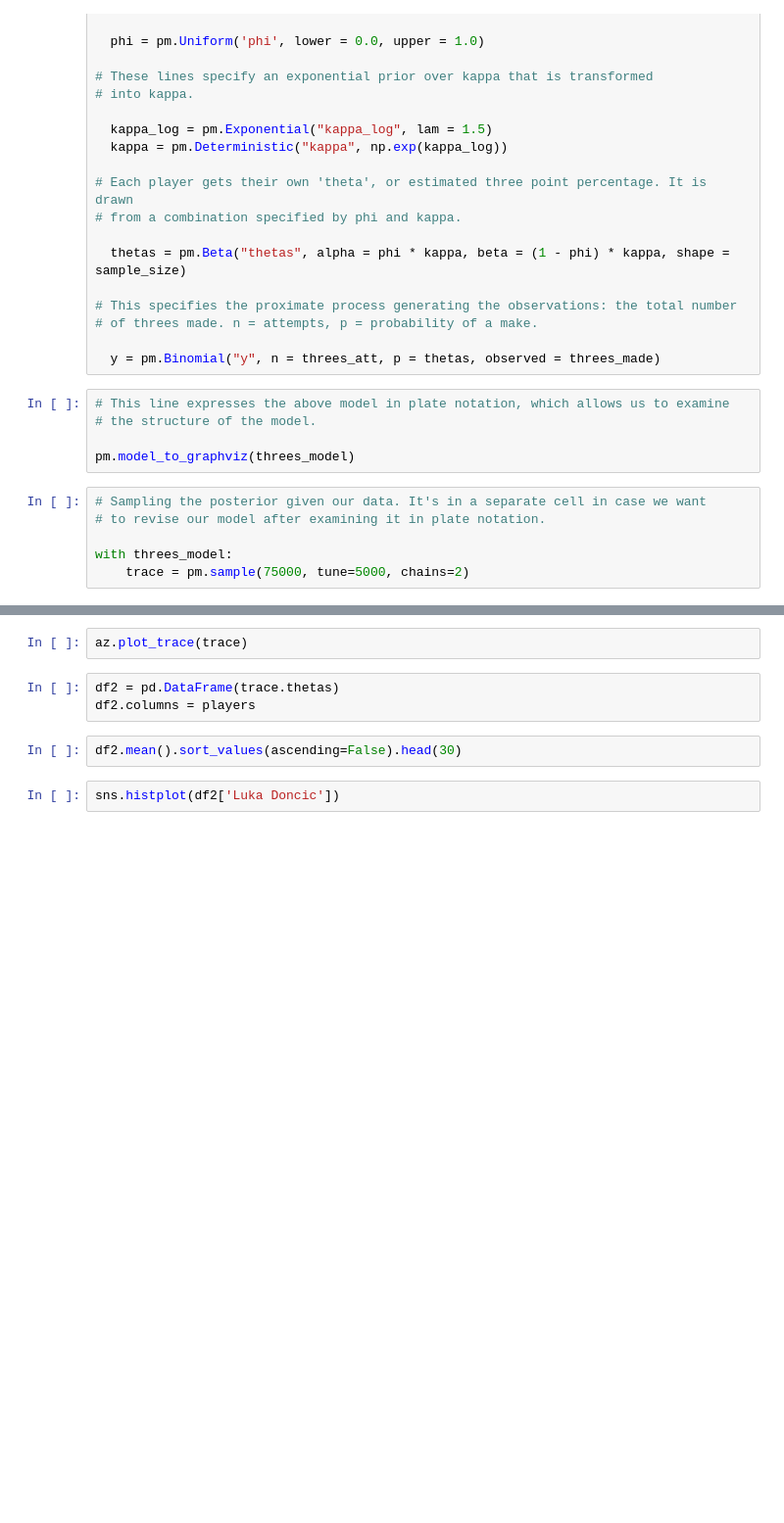
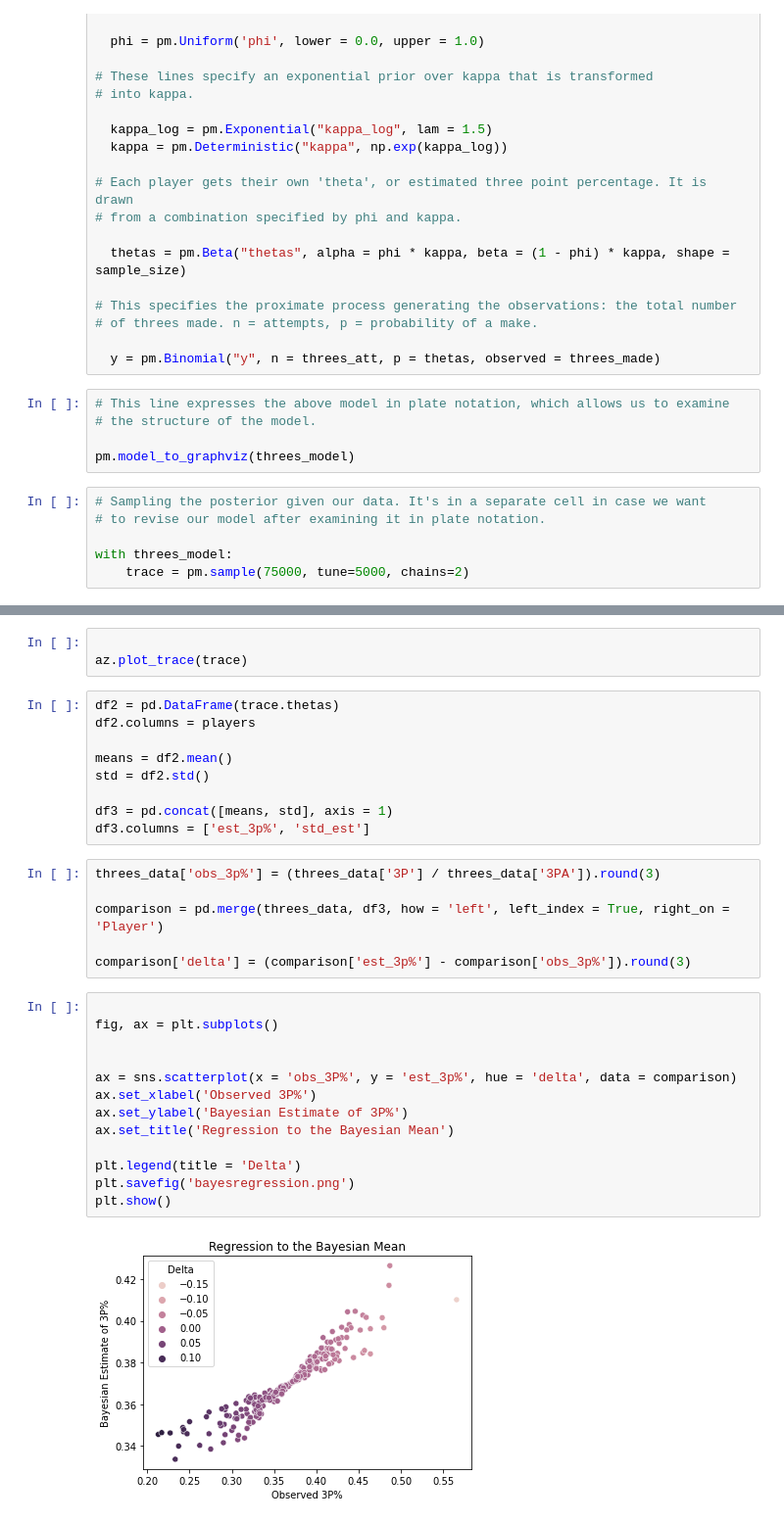
Before and after one commit to yaobviously/PyMC3threes, a Jupyter notebook: threes_model.ipynb, the cells around one changed output, grey strips where cells are left out. Shown: that part at 98% size. Saved outputs shown, nothing was run; the diff lists cells and outputs as text; blank space fills up the shorter version.

```diff
--- a/threes_model.ipynb
+++ b/threes_model.ipynb
@@ -68,9 +70,33 @@ az.summary(trace)
 # %%
+
 az.plot_trace(trace)
 # %%
 df2 = pd.DataFrame(trace.thetas)
 df2.columns = players
+
+means = df2.mean()
+std = df2.std()
+
+df3 = pd.concat([means, std], axis = 1)
+df3.columns = ['est_3p%', 'std_est']
-# %%
-df2.mean().sort_values(ascending=False).head(30)
-# %%
-sns.histplot(df2['Luka Doncic'])
+# %%
+threes_data['obs_3p%'] = (threes_data['3P'] / threes_data['3PA']).round(3)
+
+comparison = pd.merge(threes_data, df3, how = 'left', left_index = True, right_on = 'Player')
+
+comparison['delta'] = (comparison['est_3p%'] - comparison['obs_3p%']).round(3)
+# %%
+
+fig, ax = plt.subplots()
+
+
+ax = sns.scatterplot(x = 'obs_3P%', y = 'est_3p%', hue = 'delta', data = comparison)
+ax.set_xlabel('Observed 3P%')
+ax.set_ylabel('Bayesian Estimate of 3P%')
+ax.set_title('Regression to the Bayesian Mean')
+
+plt.legend(title = 'Delta')
+plt.savefig('bayesregression.png')
+plt.show()
+# %% [output]
+[figure, added]
```
Also changed, not shown: parts of 2 cells of this notebook.
